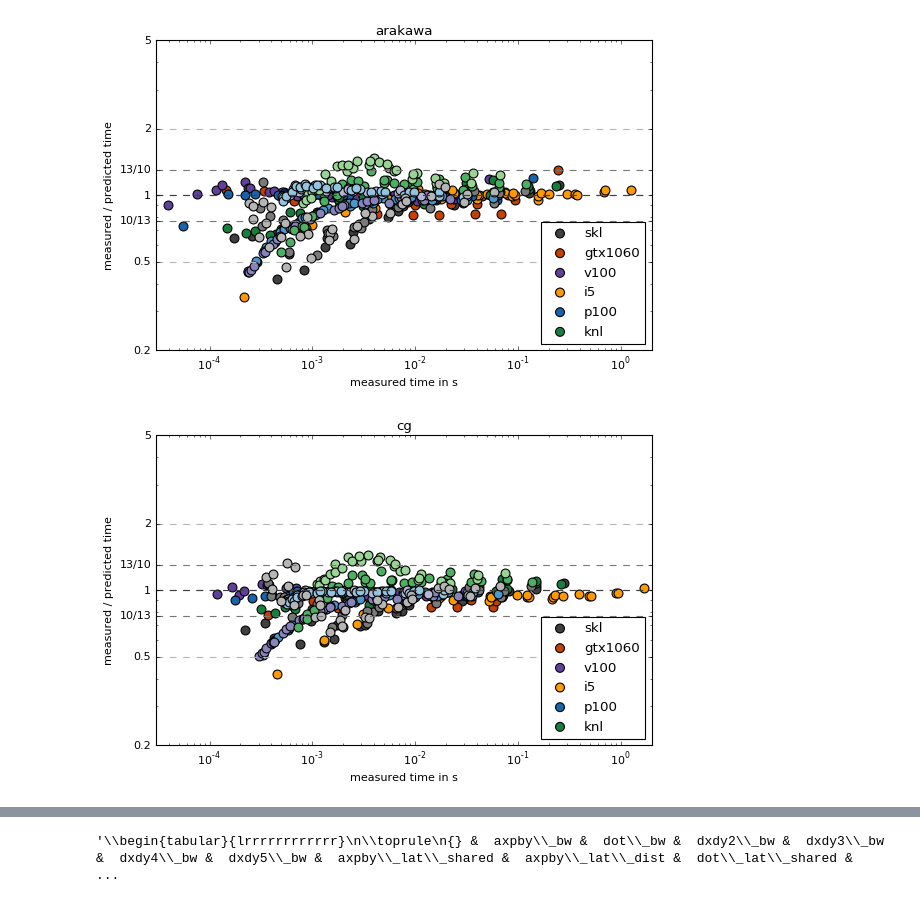
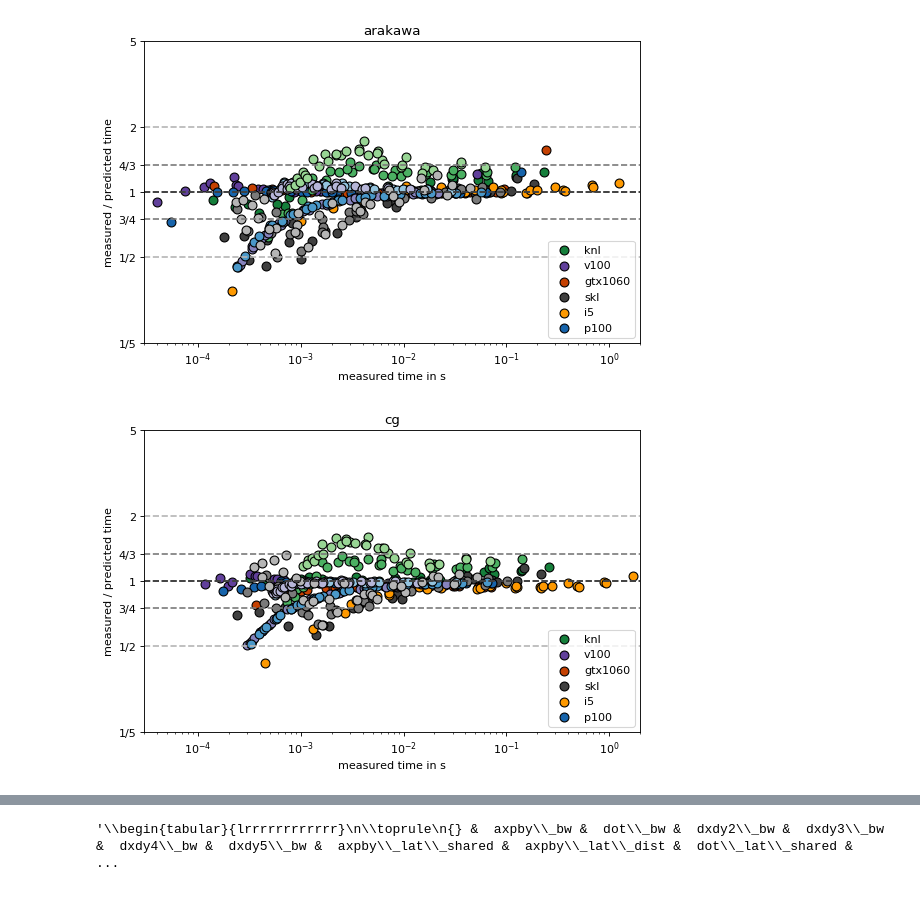
Before and after one commit to mwiesenberger/performance, a Jupyter notebook: 5-prediction.ipynb, the cells around one changed output, grey strips where cells are left out. Saved outputs shown, nothing was run; the diff lists cells and outputs as text; code cells hidden in the pictures.

```diff
--- a/5-prediction.ipynb
+++ b/5-prediction.ipynb
@@ -11,12 +11,16 @@ intens={1:0.8, 2:0.6, 4:0.4}
 marker={2:'d', 3:'o', 4:'s',5:'p'}
 #(hardware name, number of nodes)
 filesD = {
-         'knl_mpi1':('knl',1), 'knl_mpi2':('knl',2), 'knl_mpi4':('knl',4),
-         'skl_mpi1':('skl',1), 'skl_mpi2':('skl',2), 'skl_mpi4':('skl',4),
-         'i5':('i5',1),
-         'p100_mpi1':('p100',1), 'p100_mpi2':('p100',2), 'p100_mpi4':('p100',4),
-         'v100_mpi1':('v100',1), 'v100_mpi2':('v100',2), 'v100_mpi4':('v100',4),
-         'gtx1060':('gtx1060',1)
+        'knl_mpi1':('knl',1),
+        'knl_mpi2':('knl',2), 'knl_mpi4':('knl',4),
+        'skl_mpi1':('skl',1),
+        'skl_mpi2':('skl',2), 'skl_mpi4':('skl',4),
+        'i5':('i5',1),
+        'p100_mpi1':('p100',1),
+        'p100_mpi2':('p100',2), 'p100_mpi4':('p100',4),
+        'v100_mpi1':('v100',1),
+        'v100_mpi2':('v100',2), 'v100_mpi4':('v100',4),
+        'gtx1060':('gtx1060',1)
         }
 
 files = odict(sorted(filesD.items(), key= lambda t : t[1][1]))
@@ -64,7 +68,7 @@ for n in ['arakawa','cg'] :#latencies.keys():
     fig,ax=plt.subplots(1,1,figsize=(8,5),dpi= 80, facecolor='w', edgecolor='k')
     xs = np.array([3e-5,2.0])
     ys = np.array([1.0,1.0])
-    for frac in [1.0,13/10,8/4]:
+    for frac in [1.0,4/3,8/4]:
         plt.plot(xs,frac*ys,ls='--',color=cm.Greys(0.8/frac))
         plt.plot(xs,1/frac*ys,ls='--',color=cm.Greys(0.8/frac))
 
@@ -91,34 +95,34 @@ for n in ['arakawa','cg'] :#latencies.keys():
             dxdystring = 'dxdy_lat_dist'
             dotstrint = 'dot_lat_dist'
         for q,l in latencies.items():
             m = memops[q]
             dfr.loc[:,(q,'predicted')] = (
                                     ( l[0]*theo.loc[v[0],'axpby_lat_shared']+
                                       l[1]*theo.loc[v[0],dotstring] +
                                       l[2]*theo.loc[v[0],dxdystring]
                                     )*1e-6+
                                     (m[0] + m[1]/theo.loc[v[0],'dot_bw'] + m[2]/dfr['dxdy_bw',''])
                                        *dfr[('size','measured')]/1000/theo.loc[v[0],'axpby_bw'])
             dfr.loc[:,(q,'meas/pred')]=dfr[(q,'measured')]/dfr[(q,'predicted')]
         dfr.sort_values(by=('size','measured'),inplace=True)
         dfr[n].plot(kind='scatter',ax=ax,color=arch[v[0]][0](intens[v[1]]),edgecolors='k',
                       x='measured',y='meas/pred',label=v[0],s=64)
     handles, labels = plt.gca().get_legend_handles_labels()
     handles = handles[0:number]; labels = labels[0:number]
 
     #plt.plot(xs,ys)
 
 
     plt.legend(handles, labels, loc='lower right',scatterpoints=1)
     plt.xscale('log')
     plt.xlim(xs[0],xs[1])
     plt.xlabel('measured time in s')
     plt.ylabel('measured / predicted time')
-    plt.yscale('log')
+    plt.yscale('log', subsy=[0])#log scale, turn minor ticks off
     plt.ylim(0.2,5)
-    plt.yticks([0.2,0.5,10/13,1,1.3,2,5],[0.2,0.5,'10/13',1,'13/10',2,5])
+    plt.yticks([0.2,0.5,0.75,1,1.33,2,5],['1/5','1/2','3/4',1,'4/3',2,5])
     plt.title(n)
     #plt.savefig(n+'.pdf')
 # %% [output]
-[figure, old version]
+[figure, new version]
-[figure, old version]
+[figure, new version]
```
Also changed, not shown: parts of 3 cells of this notebook, 6 other files.
